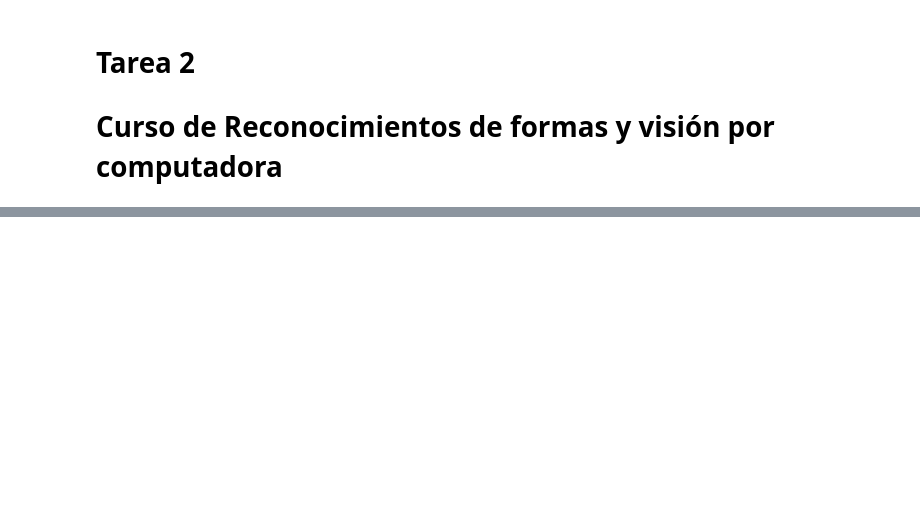
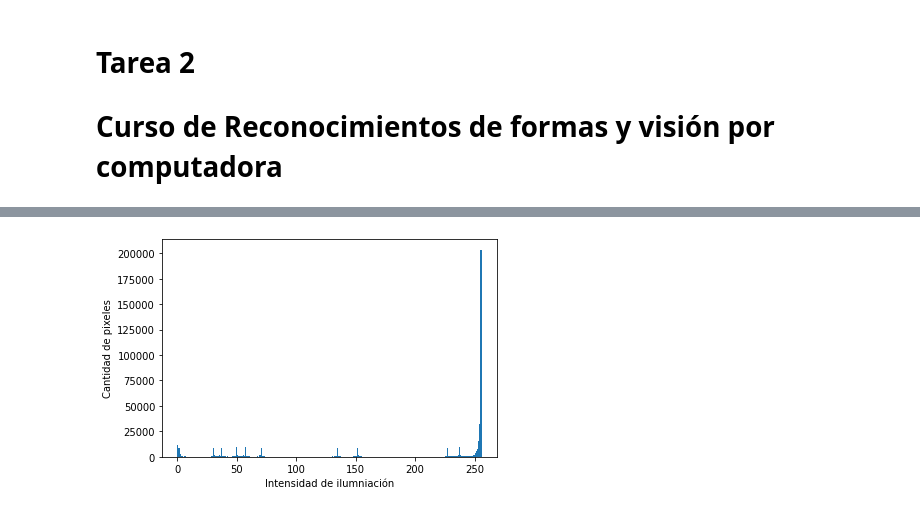
Before and after one commit to JosueHernandezR/shape-recognition-and-computer-vision, a Jupyter notebook: Tarea 2/Tarea 2.ipynb, the cells around one changed output, grey strips where cells are left out. Saved outputs shown, nothing was run; the diff lists cells and outputs as text; code cells hidden in the pictures; blank space fills up the shorter version.

```diff
--- a/Tarea 2/Tarea 2.ipynb
+++ b/Tarea 2/Tarea 2.ipynb
@@ -23,0 +37,9 @@ plt.show()
+# %%
+#Calculando su histograma
+histograma = cv2.imread('./Resources/formas.jpg')
+plt.hist(histograma.ravel(), 256, [0, 256])
+plt.xlabel("Intensidad de ilumniación")
+plt.ylabel("Cantidad de pixeles")
+plt.show()
+# %% [output]
+[figure, added]
```
Also changed, not shown: parts of 32 cells of this notebook, 4 other files.
